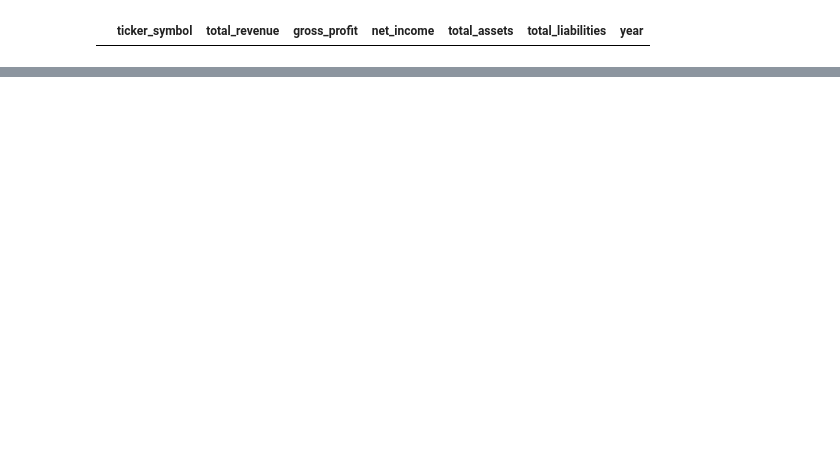
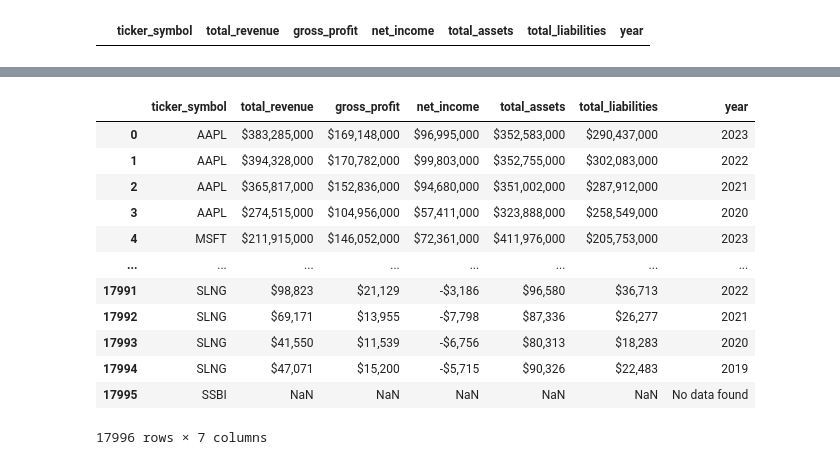
Before and after one commit to r9119/WDB, a Jupyter notebook: src/nasdaq_data_scraping.ipynb, the cells around one changed output, grey strips where cells are left out. Cells and saved outputs as stored; diff of their text form; code cells hidden in the pictures; blank space fills up the shorter version.

```diff
--- a/src/nasdaq_data_scraping.ipynb
+++ b/src/nasdaq_data_scraping.ipynb
@@ -26,5 +35,11 @@ df.head()
+# %%
+chrome_options = Options()
+
+# chrome_options.add_argument("--headless")
+chrome_options.add_argument("--disable-notifications")
+chrome_options.add_argument("--disable-images")
 # %%
-driver = webdriver.Chrome()
+driver = webdriver.Chrome(options=chrome_options)
 
 driver.get("https://www.nasdaq.com/market-activity/stocks/screener")
 wait = WebDriverWait(driver, timeout=10)
@@ -266,3 +331,19 @@ financials_df.head()
+# %%
+financials_df
+# %% [output]
+|  | ticker_symbol | total_revenue | gross_profit | net_income | total_assets | total_liabilities | year |
+| 0 | AAPL | $383,285,000 | $169,148,000 | $96,995,000 | $352,583,000 | $290,437,000 | 2023 |
+| 1 | AAPL | $394,328,000 | $170,782,000 | $99,803,000 | $352,755,000 | $302,083,000 | 2022 |
+| 2 | AAPL | $365,817,000 | $152,836,000 | $94,680,000 | $351,002,000 | $287,912,000 | 2021 |
+| 3 | AAPL | $274,515,000 | $104,956,000 | $57,411,000 | $323,888,000 | $258,549,000 | 2020 |
+| 4 | MSFT | $211,915,000 | $146,052,000 | $72,361,000 | $411,976,000 | $205,753,000 | 2023 |
+| ... | ... | ... | ... | ... | ... | ... | ... |
+| 17991 | SLNG | $98,823 | $21,129 | -$3,186 | $96,580 | $36,713 | 2022 |
+| 17992 | SLNG | $69,171 | $13,955 | -$7,798 | $87,336 | $26,277 | 2021 |
+| 17993 | SLNG | $41,550 | $11,539 | -$6,756 | $80,313 | $18,283 | 2020 |
+| 17994 | SLNG | $47,071 | $15,200 | -$5,715 | $90,326 | $22,483 | 2019 |
+| 17995 | SSBI | NaN | NaN | NaN | NaN | NaN | No data found |
+17996 rows × 7 columns
 # %%
 financials_df.to_csv('../data/nasdaq_listed_company_financials.csv', index=False)
 # %%
```
Also changed, not shown: parts of 7 cells of this notebook, 3 other files.
